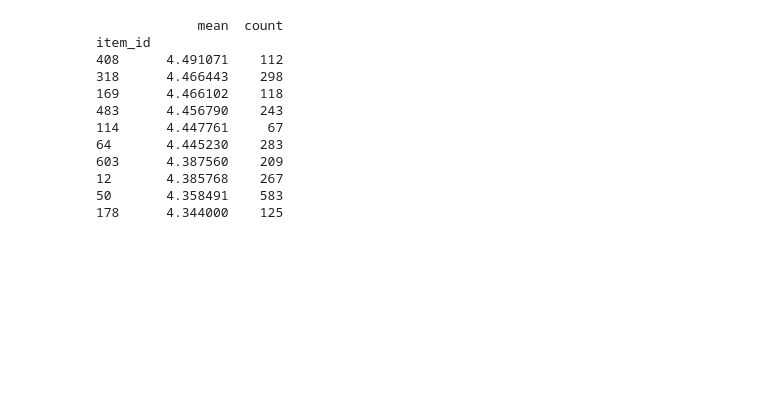
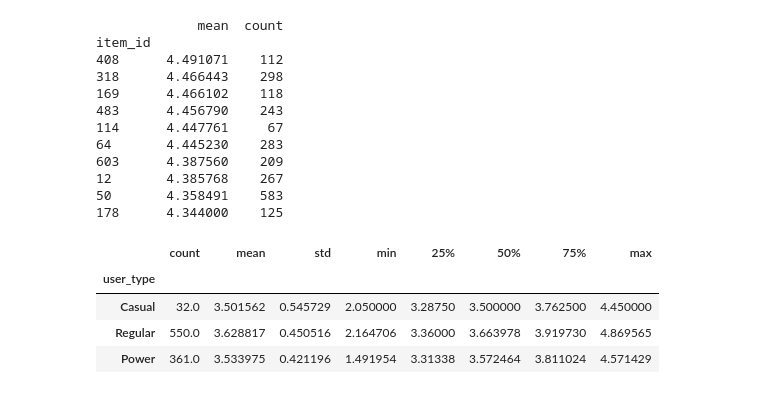
Before and after one commit to mabogiqwa/hybrid-recs-api, a Jupyter notebook: eda/analysis.ipynb, the cells around one changed output. Cells and saved outputs as stored; diff of their text form; code cells hidden in the pictures; blank space fills up the shorter version.

```diff
--- a/eda/analysis.ipynb
+++ b/eda/analysis.ipynb
@@ -141,3 +142,20 @@ item_id
 12       4.385768    267
 50       4.358491    583
 178      4.344000    125
+# %%
+# Do power users rate differently from casual users?
+ratingsPerUser = ratingsDf.groupby('user_id')['rating'].agg(['count', 'mean'])
+ratingsPerUser['user_type'] = pd.cut(ratingsPerUser['count'],
+                                     bins=[0,20,100,np.inf],
+                                     labels=['Casual','Regular','Power'])
+ratingsPerUser.groupby('user_type')['mean'].describe()
+
+#mean is the average rating across the user class
+#std is how spread out tge various ratings are to each other for the user class
+#min is the lowest per-user average rating in that particular user class
+# %% [output]
+|  | count | mean | std | min | 25% | 50% | 75% | max |
+| user_type |  |  |  |  |  |  |  |  |
+| Casual | 32.0 | 3.501562 | 0.545729 | 2.050000 | 3.28750 | 3.500000 | 3.762500 | 4.450000 |
+| Regular | 550.0 | 3.628817 | 0.450516 | 2.164706 | 3.36000 | 3.663978 | 3.919730 | 4.869565 |
+| Power | 361.0 | 3.533975 | 0.421196 | 1.491954 | 3.31338 | 3.572464 | 3.811024 | 4.571429 |
```
Also changed, not shown: parts of 2 cells of this notebook.
